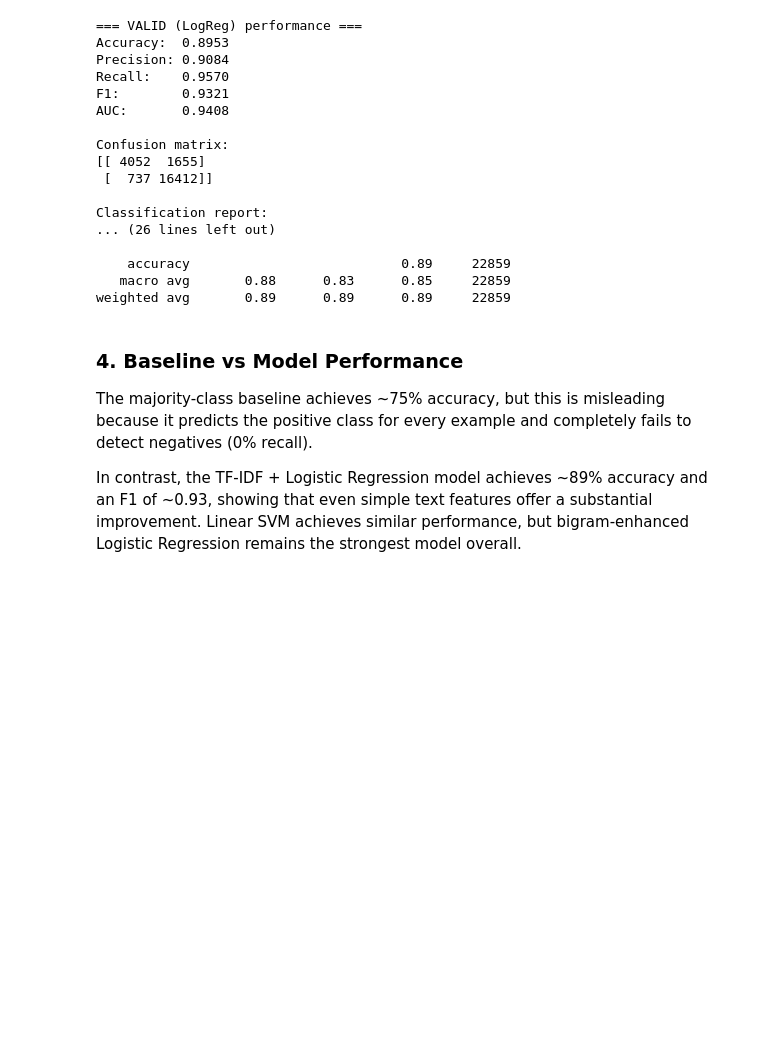
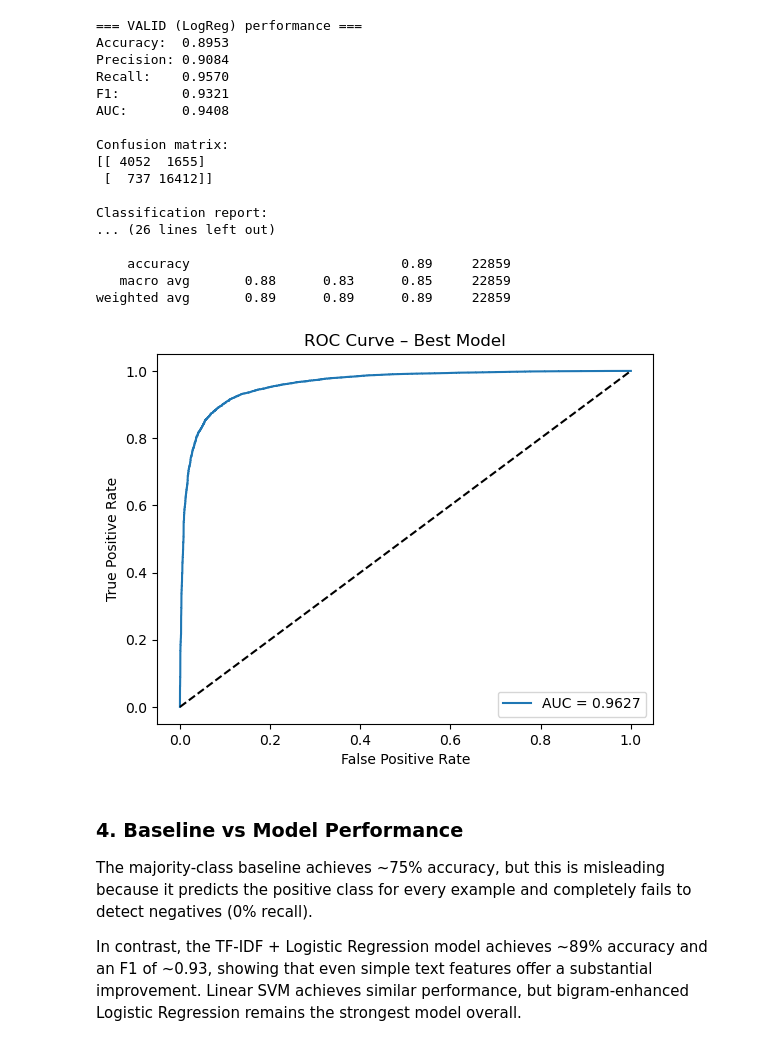
Before and after one commit to shochak2016/ece158-assignment2, a Jupyter notebook: amazon_beauty.ipynb, the cells around one changed output. Drawn from its saved outputs; the diff is of its cells as text; code cells hidden in the pictures; blank space fills up the shorter version.

```diff
--- a/amazon_beauty.ipynb
+++ b/amazon_beauty.ipynb
@@ -458,3 +458,10 @@ Across all four models, the **unigram+bigram L2 variation performs best**. This
 bigrams capture phrases like “highly recommend” or “very disappointed,” which are strong sentiment
 signals. L1 models perform slightly worse, likely because the enforced sparsity removes moderately
 useful features.
+# %%
+models = build_logreg_models()
+for name, model in models.items():
+    model.fit(X_train, y_train)
+    y_val_pred = model.predict(X_valid)
+    y_val_proba = model.predict_proba(X_valid)[:,1]
+    print_basic_stats(y_valid, y_val_pred, y_val_proba, split_name=name)
@@ -638,3 +663,20 @@ Classification report:
     accuracy                           0.89     22859
    macro avg       0.88      0.83      0.85     22859
 weighted avg       0.89      0.89      0.89     22859
+# %%
+from sklearn.metrics import roc_curve, auc
+best_model = models["tfidf_uni_bi_l2"]
+best_proba = best_model.predict_proba(X_valid)[:, 1]
+
+fpr, tpr, _ = roc_curve(y_valid, best_proba)
+roc_auc = auc(fpr, tpr)
+
+plt.plot(fpr, tpr, label=f"AUC = {roc_auc:.4f}")
+plt.plot([0, 1], [0, 1], "k--")
+plt.xlabel("False Positive Rate")
+plt.ylabel("True Positive Rate")
+plt.title("ROC Curve – Best Model")
+plt.legend()
+plt.show()
+# %% [output]
+[figure, added]
```
Also changed, not shown: parts of 2 cells of this notebook.
